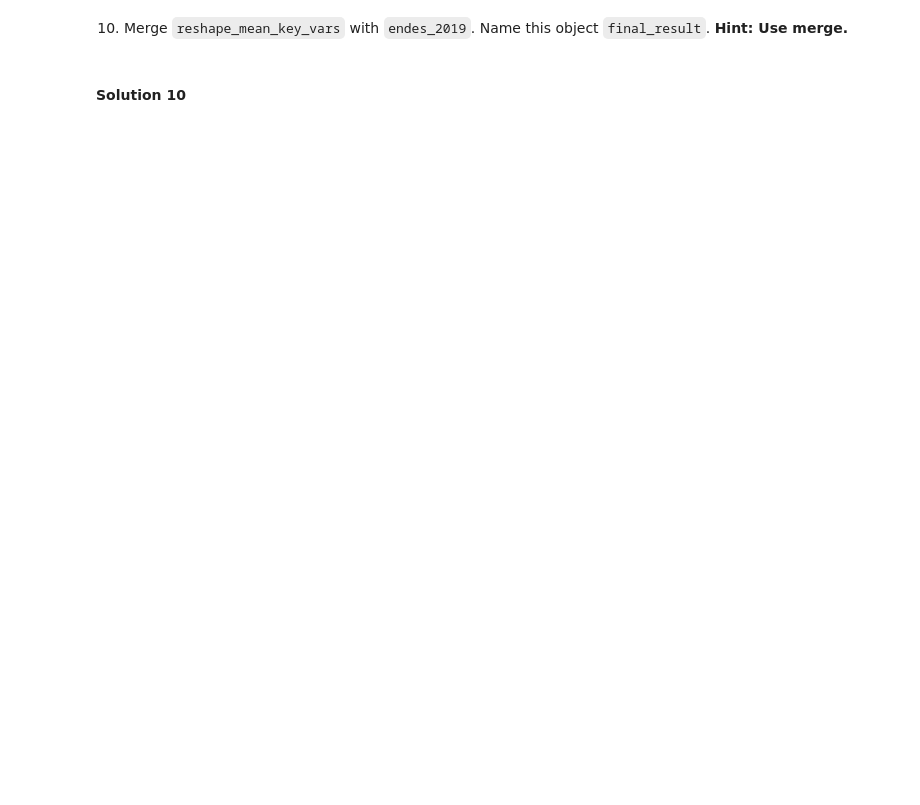
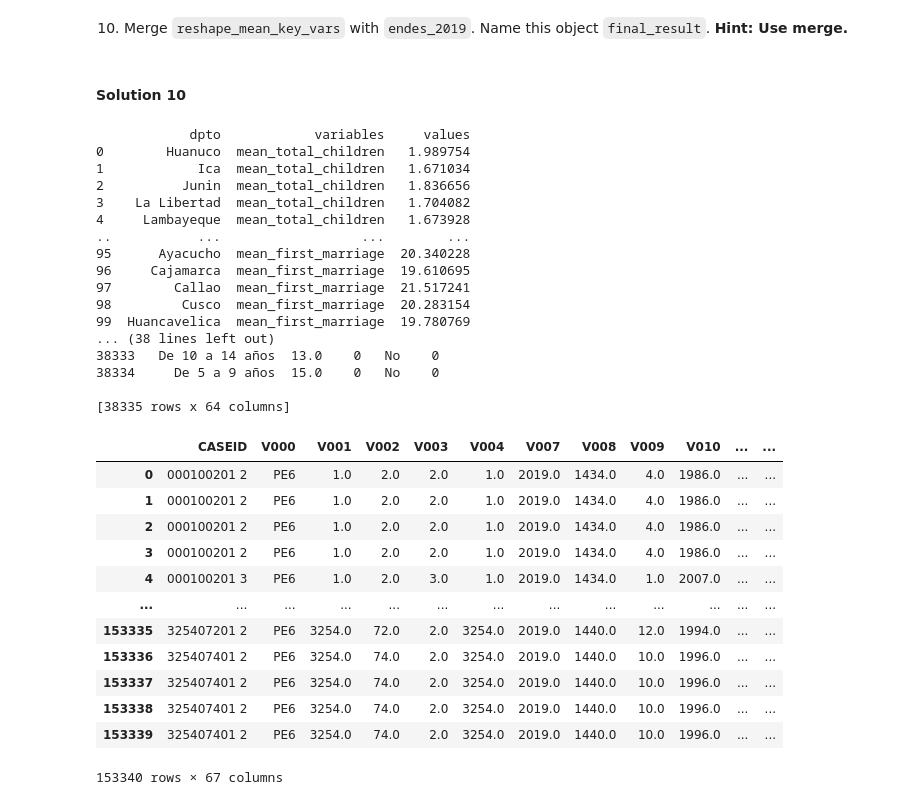
Before and after one commit to alexanderquispe/Diplomado_PUCP, a Jupyter notebook: Lecture_3/Assigment3/group_10_ass_3_2022.ipynb, the cells around one changed output. Saved outputs shown, nothing was run; the diff lists cells and outputs as text; code cells hidden in the pictures; blank space fills up the shorter version.

```diff
--- a/Lecture_3/Assigment3/group_10_ass_3_2022.ipynb
+++ b/Lecture_3/Assigment3/group_10_ass_3_2022.ipynb
@@ -353,3 +381,44 @@ reshape_mean_key_vars
 10. Merge `reshape_mean_key_vars` with `endes_2019`. Name this object `final_result`. **Hint: Use merge.**
 # %% [markdown]
 #### Solution 10
+# %%
+print(reshape_mean_key_vars)
+print(endes_2019)
+
+## Use the method merge to merge the two dataframes.
+## Indicate that the Identifier column in endes_2019 is V024, while in reshape_mean_key_vars is dpto.
+final_result = pd.merge(endes_2019, reshape_mean_key_vars, left_on = "V024" ,right_on="dpto")
+
+## Print the new database
+print(final_result)
+# %% [output]
+            dpto            variables     values
+0        Huanuco  mean_total_children   1.989754
+1            Ica  mean_total_children   1.671034
+2          Junin  mean_total_children   1.836656
+3    La Libertad  mean_total_children   1.704082
+4     Lambayeque  mean_total_children   1.673928
+..           ...                  ...        ...
+95      Ayacucho  mean_first_marriage  20.340228
+96     Cajamarca  mean_first_marriage  19.610695
+97        Callao  mean_first_marriage  21.517241
+98         Cusco  mean_first_marriage  20.283154
+99  Huancavelica  mean_first_marriage  19.780769
+... (38 lines left out)
+38333   De 10 a 14 años  13.0    0   No    0
+38334     De 5 a 9 años  15.0    0   No    0
+
+[38335 rows x 64 columns]
+|  | CASEID | V000 | V001 | V002 | V003 | V004 | V007 | V008 | V009 | V010 | ... | ... |
+| 0 | 000100201 2 | PE6 | 1.0 | 2.0 | 2.0 | 1.0 | 2019.0 | 1434.0 | 4.0 | 1986.0 | ... | ... |
+| 1 | 000100201 2 | PE6 | 1.0 | 2.0 | 2.0 | 1.0 | 2019.0 | 1434.0 | 4.0 | 1986.0 | ... | ... |
+| 2 | 000100201 2 | PE6 | 1.0 | 2.0 | 2.0 | 1.0 | 2019.0 | 1434.0 | 4.0 | 1986.0 | ... | ... |
+| 3 | 000100201 2 | PE6 | 1.0 | 2.0 | 2.0 | 1.0 | 2019.0 | 1434.0 | 4.0 | 1986.0 | ... | ... |
+| 4 | 000100201 3 | PE6 | 1.0 | 2.0 | 3.0 | 1.0 | 2019.0 | 1434.0 | 1.0 | 2007.0 | ... | ... |
+| ... | ... | ... | ... | ... | ... | ... | ... | ... | ... | ... | ... | ... |
+| 153335 | 325407201 2 | PE6 | 3254.0 | 72.0 | 2.0 | 3254.0 | 2019.0 | 1440.0 | 12.0 | 1994.0 | ... | ... |
+| 153336 | 325407401 2 | PE6 | 3254.0 | 74.0 | 2.0 | 3254.0 | 2019.0 | 1440.0 | 10.0 | 1996.0 | ... | ... |
+| 153337 | 325407401 2 | PE6 | 3254.0 | 74.0 | 2.0 | 3254.0 | 2019.0 | 1440.0 | 10.0 | 1996.0 | ... | ... |
+| 153338 | 325407401 2 | PE6 | 3254.0 | 74.0 | 2.0 | 3254.0 | 2019.0 | 1440.0 | 10.0 | 1996.0 | ... | ... |
+| 153339 | 325407401 2 | PE6 | 3254.0 | 74.0 | 2.0 | 3254.0 | 2019.0 | 1440.0 | 10.0 | 1996.0 | ... | ... |
+153340 rows × 67 columns
```
Also changed, not shown: parts of 1 cell of this notebook.
